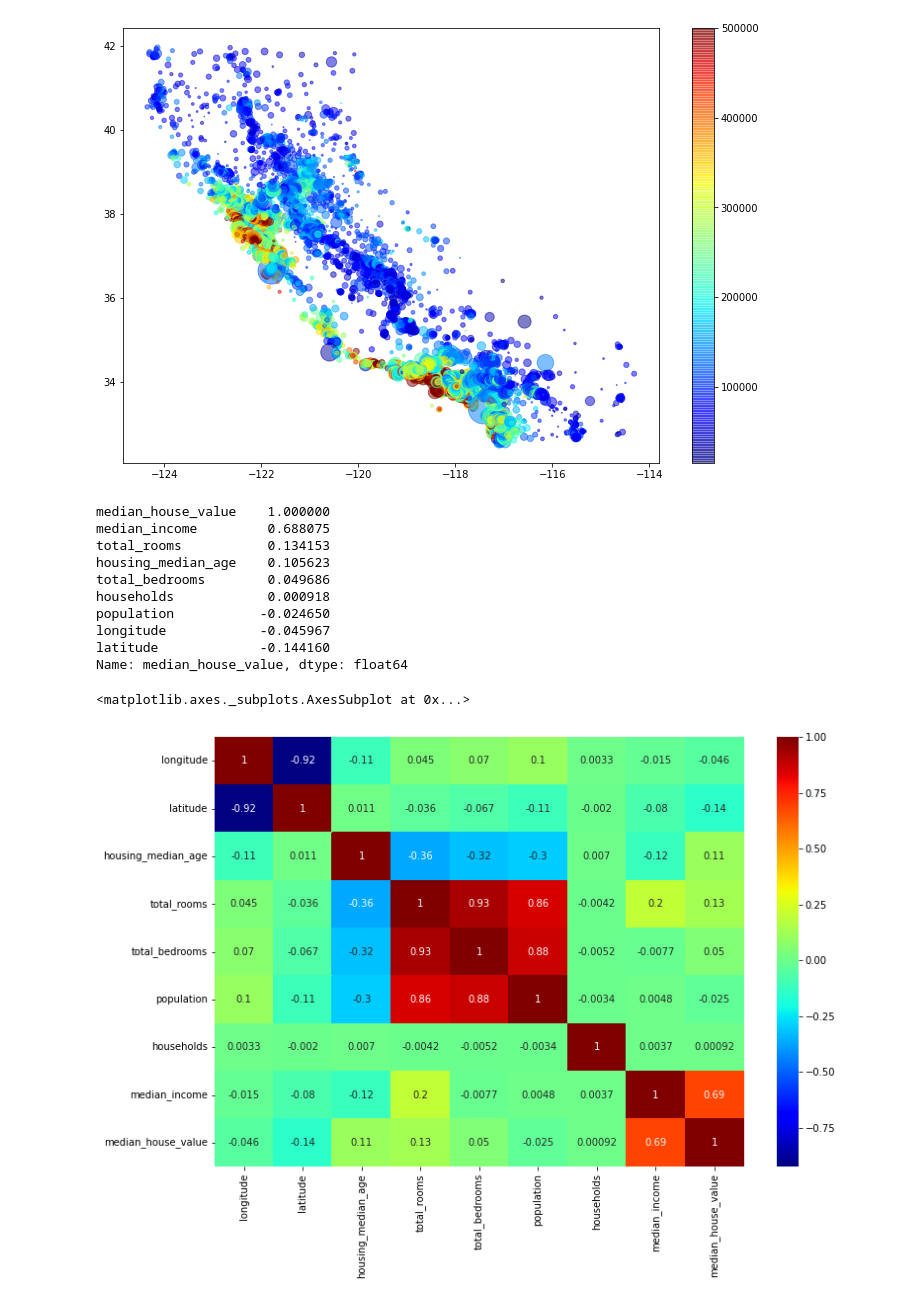
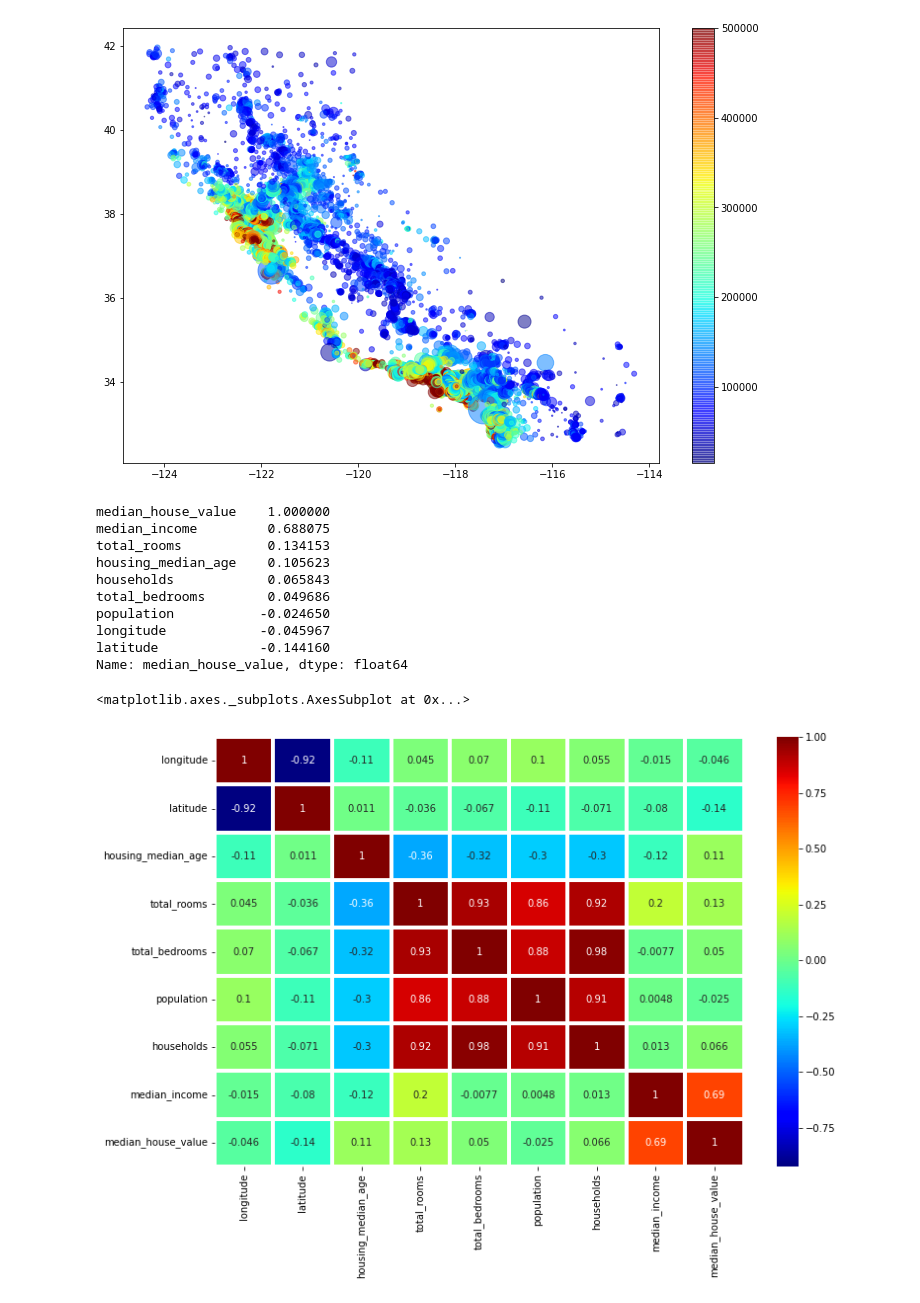
Before and after one commit to sks95/python_basics, a Jupyter notebook: E2E_project.ipynb, the cells around one changed output. Cells and saved outputs as stored; diff of their text form; code cells hidden in the pictures.

```diff
--- a/E2E_project.ipynb
+++ b/E2E_project.ipynb
@@ -70,7 +70,6 @@ df['housing_median_age'].dtype
 dtype('float64')
 # %%
 df['housing_median_age'] = df['housing_median_age'].astype('int8')
-df['households'] = df['households'].astype('int8')
 df['housing_median_age'].dtype
 # %% [output]
 dtype('int8')
@@ -185,18 +184,18 @@ median_house_value    1.000000
 median_income         0.688075
 total_rooms           0.134153
 housing_median_age    0.105623
+households            0.065843
 total_bedrooms        0.049686
-households            0.000918
 population           -0.024650
 longitude            -0.045967
 latitude             -0.144160
 Name: median_house_value, dtype: float64
 # %%
 plt.figure(figsize=(12,8))
-sns.heatmap(df.corr(), cmap='jet', annot = True)
+sns.heatmap(df.corr(), cmap='jet', annot = True, lw = 3)
 # %% [output]
 <matplotlib.axes._subplots.AxesSubplot at 0x...>
-[figure, old version]
+[figure, new version]
 # %%
 df.hist(bins = 50, figsize=(15,15))
 plt.show()
```
Also changed, not shown: parts of 24 cells of this notebook.
